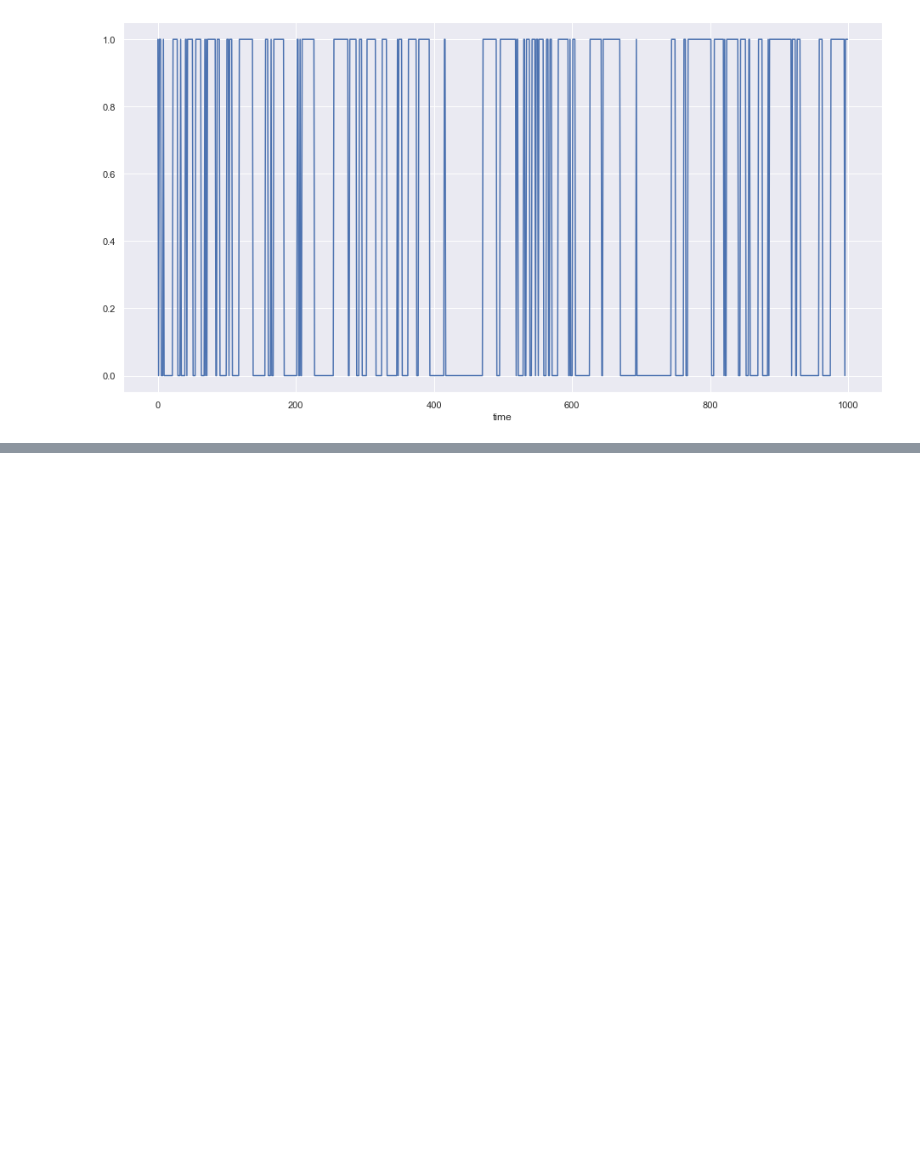
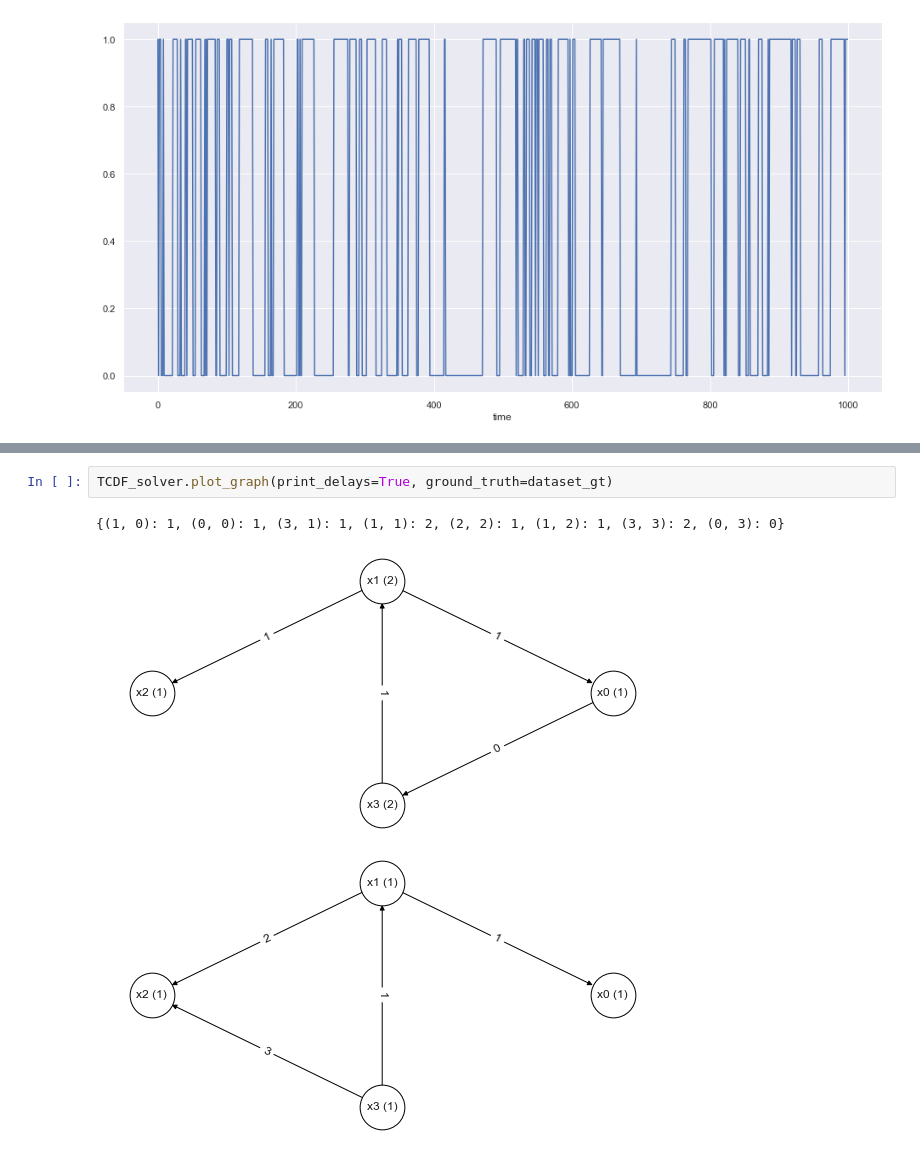
Before and after one commit to sataset/TCDF-mod, a Jupyter notebook: jupyter-notebooks/TCDF-mod-test.ipynb, the cells around one changed output, grey strips where cells are left out. Saved outputs shown, nothing was run; the diff lists cells and outputs as text; blank space fills up the shorter version.

```diff
--- a/jupyter-notebooks/TCDF-mod-test.ipynb
+++ b/jupyter-notebooks/TCDF-mod-test.ipynb
@@ -873,0 +1114,6 @@ plotting discrete time series
+# %%
+TCDF_solver.plot_graph(print_delays=True, ground_truth=dataset_gt)
+# %% [output]
+{(1, 0): 1, (0, 0): 1, (3, 1): 1, (1, 1): 2, (2, 2): 1, (1, 2): 1, (3, 3): 2, (0, 3): 0}
+[figure, added]
+[figure, added]
```
Also changed, not shown: parts of 22 cells of this notebook.
